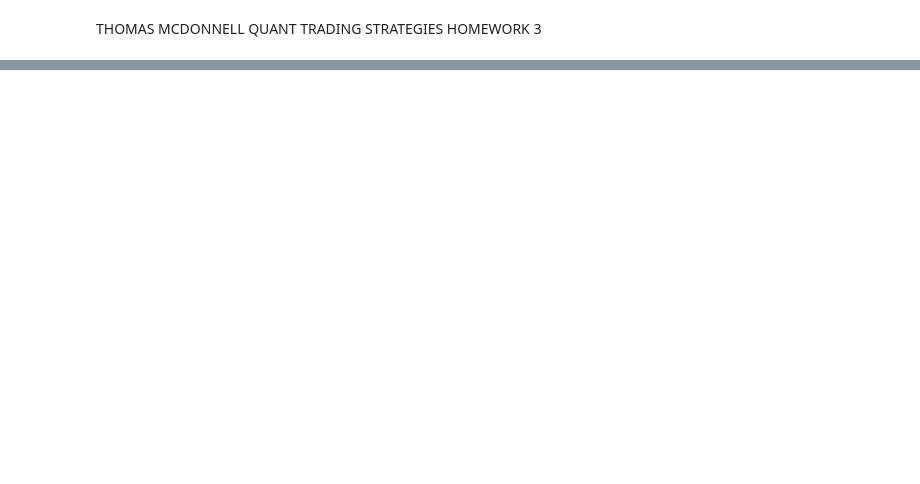
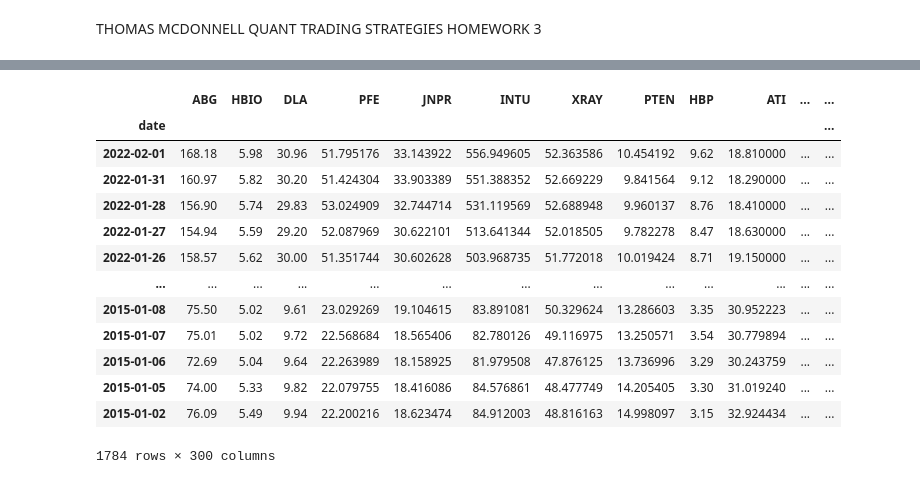
Before and after one commit to tsmcdonnell6604/Quant-Trading-Strategies, a Jupyter notebook: QTS_HW_3.ipynb, the cells around one changed output, grey strips where cells are left out. Cells and saved outputs as stored; diff of their text form; code cells hidden in the pictures; blank space fills up the shorter version.

```diff
--- a/QTS_HW_3.ipynb
+++ b/QTS_HW_3.ipynb
@@ -73,0 +150,27 @@ FR_data
+# %%
+eod_price = eod_price.dropna(axis=1, how='any')
+# %%
+seed = 42
+
+# Randomly select 300 columns
+columns_to_keep = eod_price.sample(n=300, axis=1, random_state=seed)
+
+# Create a new DataFrame with only the selected columns
+final_price_data = eod_price[columns_to_keep.columns]
+# %%
+final_price_data
+# %% [output]
+|  | ABG | HBIO | DLA | PFE | JNPR | INTU | XRAY | PTEN | HBP | ATI | ... | ... |
+| date |  |  |  |  |  |  |  |  |  |  |  | ... |
+| 2022-02-01 | 168.18 | 5.98 | 30.96 | 51.795176 | 33.143922 | 556.949605 | 52.363586 | 10.454192 | 9.62 | 18.810000 | ... | ... |
+| 2022-01-31 | 160.97 | 5.82 | 30.20 | 51.424304 | 33.903389 | 551.388352 | 52.669229 | 9.841564 | 9.12 | 18.290000 | ... | ... |
+| 2022-01-28 | 156.90 | 5.74 | 29.83 | 53.024909 | 32.744714 | 531.119569 | 52.688948 | 9.960137 | 8.76 | 18.410000 | ... | ... |
+| 2022-01-27 | 154.94 | 5.59 | 29.20 | 52.087969 | 30.622101 | 513.641344 | 52.018505 | 9.782278 | 8.47 | 18.630000 | ... | ... |
+| 2022-01-26 | 158.57 | 5.62 | 30.00 | 51.351744 | 30.602628 | 503.968735 | 51.772018 | 10.019424 | 8.71 | 19.150000 | ... | ... |
+| ... | ... | ... | ... | ... | ... | ... | ... | ... | ... | ... | ... | ... |
+| 2015-01-08 | 75.50 | 5.02 | 9.61 | 23.029269 | 19.104615 | 83.891081 | 50.329624 | 13.286603 | 3.35 | 30.952223 | ... | ... |
+| 2015-01-07 | 75.01 | 5.02 | 9.72 | 22.568684 | 18.565406 | 82.780126 | 49.116975 | 13.250571 | 3.54 | 30.779894 | ... | ... |
+| 2015-01-06 | 72.69 | 5.04 | 9.64 | 22.263989 | 18.158925 | 81.979508 | 47.876125 | 13.736996 | 3.29 | 30.243759 | ... | ... |
+| 2015-01-05 | 74.00 | 5.33 | 9.82 | 22.079755 | 18.416086 | 84.576861 | 48.477749 | 14.205405 | 3.30 | 31.019240 | ... | ... |
+| 2015-01-02 | 76.09 | 5.49 | 9.94 | 22.200216 | 18.623474 | 84.912003 | 48.816163 | 14.998097 | 3.15 | 32.924434 | ... | ... |
+1784 rows × 300 columns
```
Also changed, not shown: parts of 82 cells of this notebook, 7 other files.
